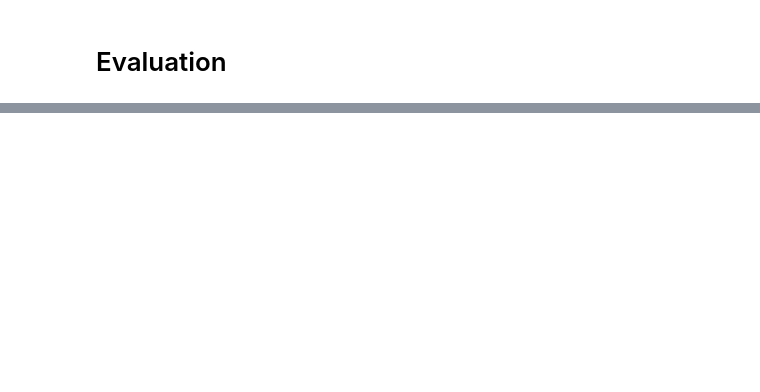
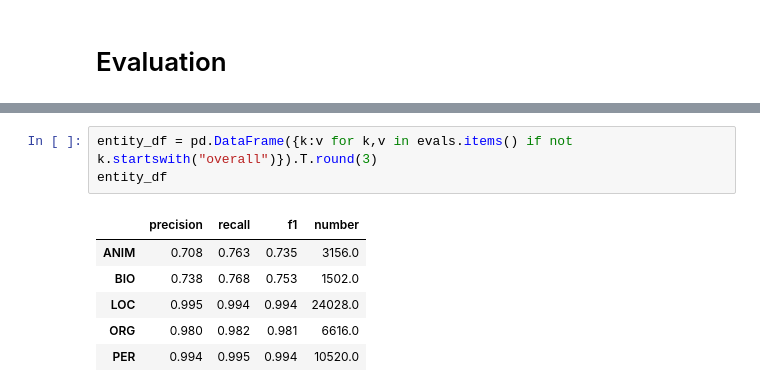
Before and after one commit to nicher92/rise_test_repo, a Jupyter notebook: rise.ipynb, the cells around one changed output, grey strips where cells are left out. Drawn from its saved outputs; the diff is of its cells as text; blank space fills up the shorter version.

```diff
--- a/rise.ipynb
+++ b/rise.ipynb
@@ -557,0 +721,10 @@ plt.show()
+# %%
+entity_df = pd.DataFrame({k:v for k,v in evals.items() if not k.startswith("overall")}).T.round(3)
+entity_df
+# %% [output]
+|  | precision | recall | f1 | number |
+| ANIM | 0.708 | 0.763 | 0.735 | 3156.0 |
+| BIO | 0.738 | 0.768 | 0.753 | 1502.0 |
+| LOC | 0.995 | 0.994 | 0.994 | 24028.0 |
+| ORG | 0.980 | 0.982 | 0.981 | 6616.0 |
+| PER | 0.994 | 0.995 | 0.994 | 10520.0 |
```
Also changed, not shown: parts of 27 cells of this notebook, 9 other files.
